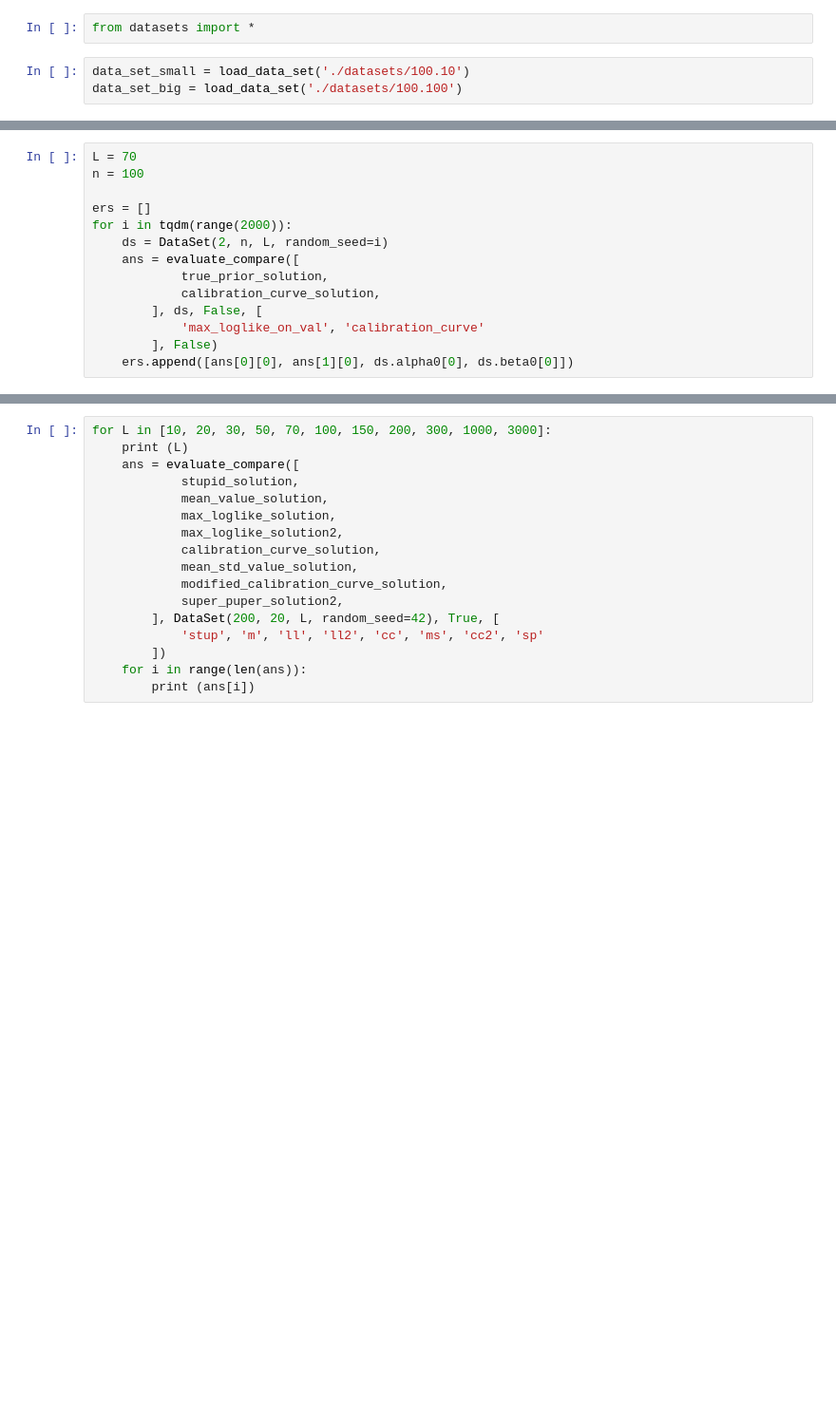
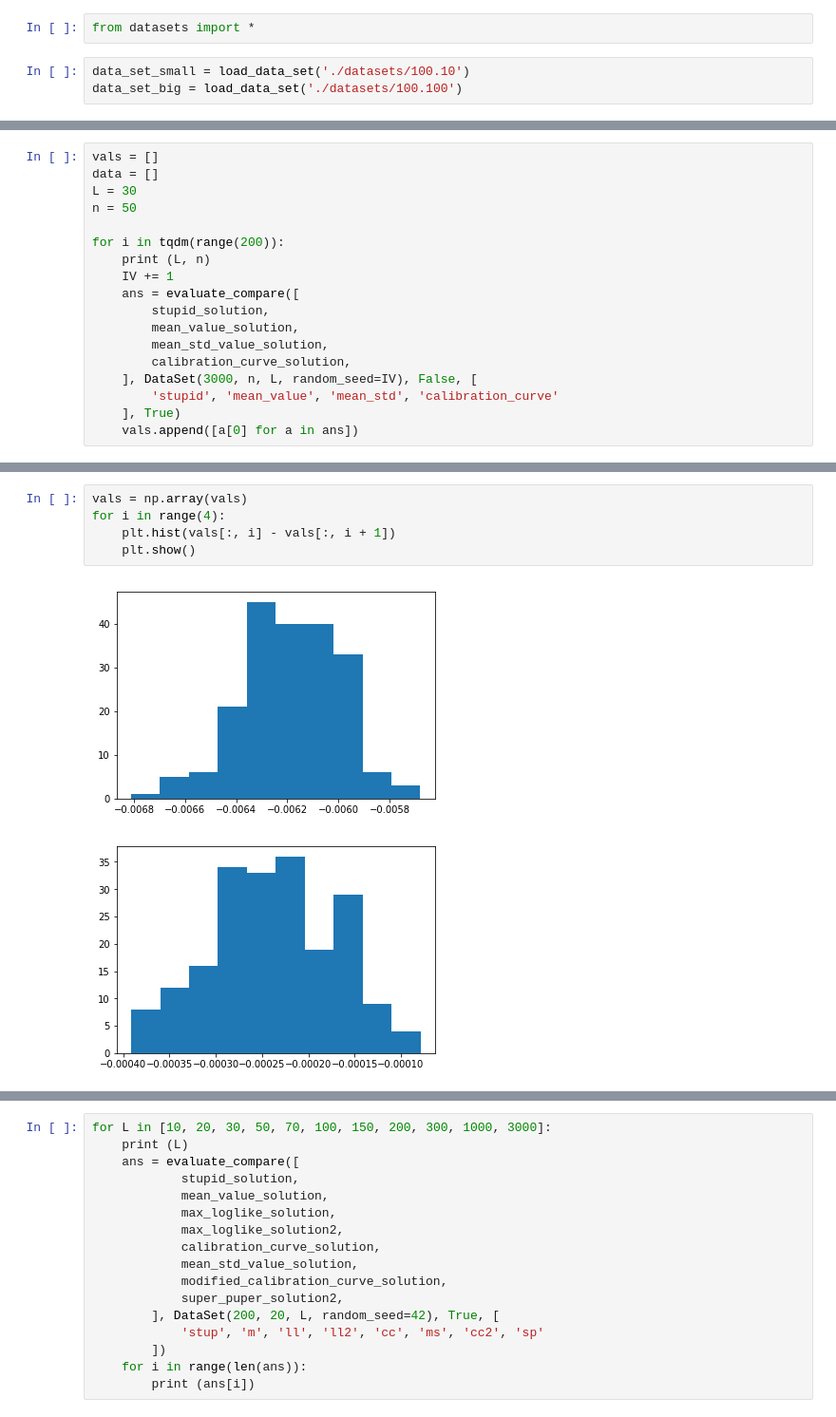
Before and after one commit to AndreyPopovkin/bachelor, a Jupyter notebook: methods_and_compare_generation.ipynb, the cells around one changed output, grey strips where cells are left out. Shown at 95% size. Saved outputs shown, nothing was run; the diff lists cells and outputs as text; blank space fills up the shorter version.

```diff
--- a/methods_and_compare_generation.ipynb
+++ b/methods_and_compare_generation.ipynb
@@ -338,14 +269,0 @@ KeyboardInterrupt:
-# %%
-L = 70
-n = 100
-
-ers = []
-for i in tqdm(range(2000)):
-    ds = DataSet(2, n, L, random_seed=i)
-    ans = evaluate_compare([
-            true_prior_solution,
-            calibration_curve_solution,
-        ], ds, False, [
-            'max_loglike_on_val', 'calibration_curve'
-        ], False)
-    ers.append([ans[0][0], ans[1][0], ds.alpha0[0], ds.beta0[0]])
@@ -363,0 +274,18 @@ plt.show()
+# %%
+vals = []
+data = []
+L = 30
+n = 50
+
+for i in tqdm(range(200)):
+    print (L, n)
+    IV += 1
+    ans = evaluate_compare([
+        stupid_solution,
+        mean_value_solution,
+        mean_std_value_solution,
+        calibration_curve_solution,
+    ], DataSet(3000, n, L, random_seed=IV), False, [
+        'stupid', 'mean_value', 'mean_std', 'calibration_curve'
+    ], True)
+    vals.append([a[0] for a in ans])
@@ -363,0 +311,8 @@ plt.show()
+# %%
+vals = np.array(vals)
+for i in range(4):
+    plt.hist(vals[:, i] - vals[:, i + 1])
+    plt.show()
+# %% [output]
+[figure, added]
+[figure, added]
```
Also changed, not shown: parts of 15 cells of this notebook, 5 other files.
